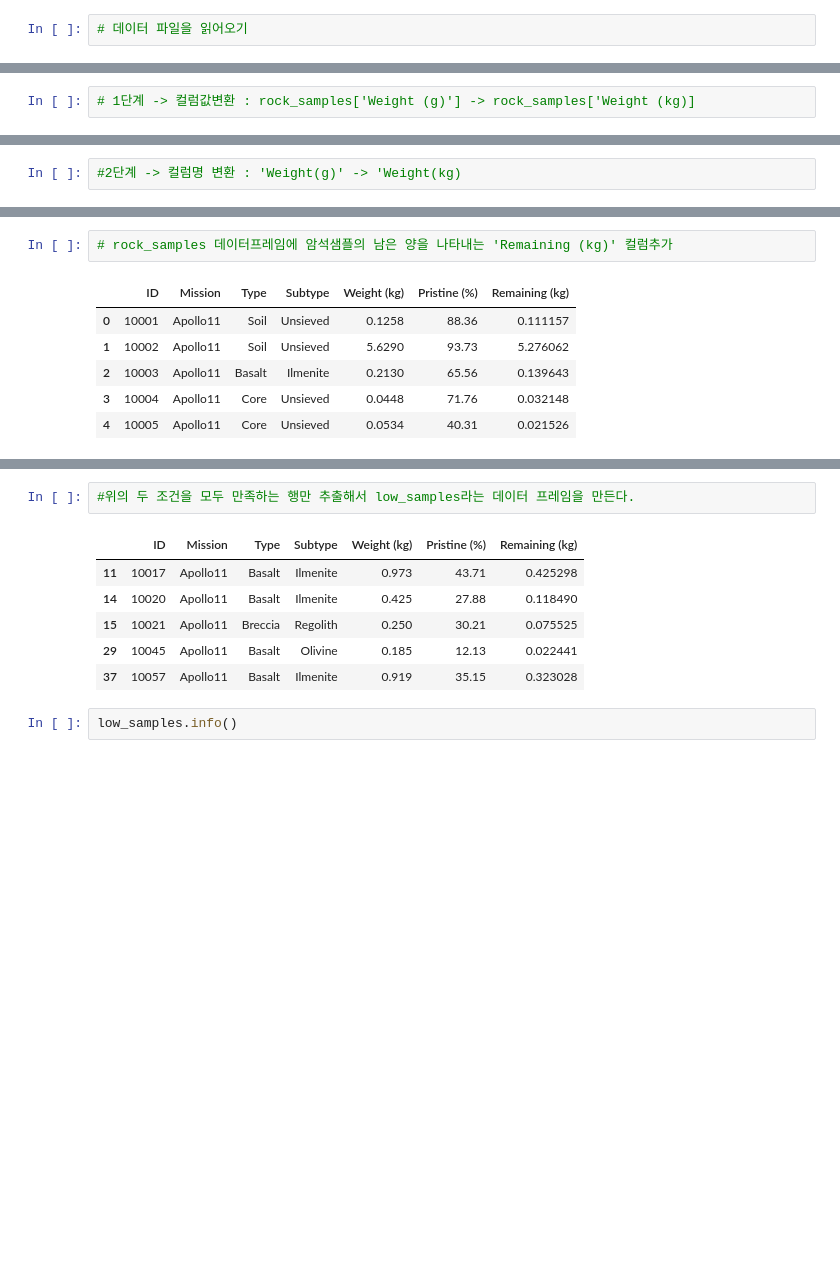
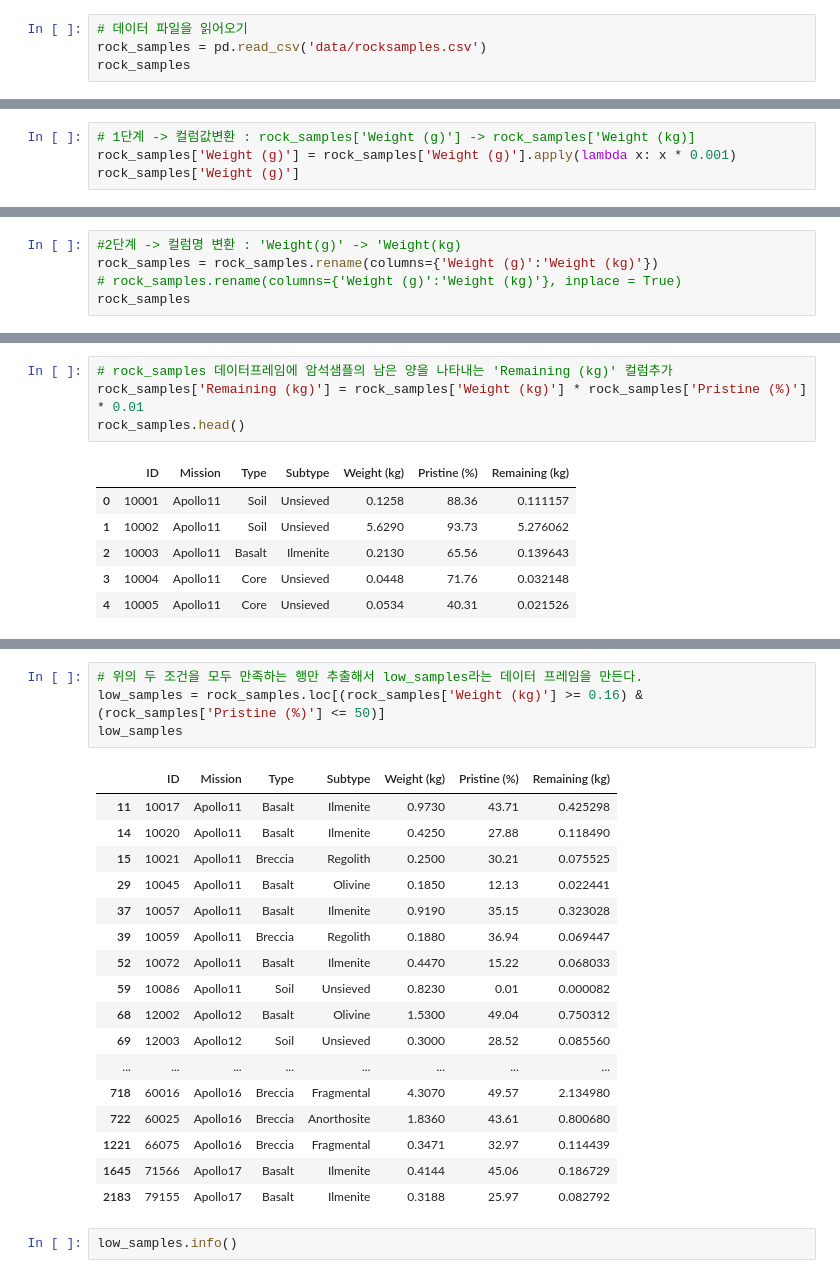
Before and after one commit to jimmynkim/MS_pythonproject, a Jupyter notebook: 20250925.ipynb, the cells around one changed output, grey strips where cells are left out. Cells and saved outputs as stored; diff of their text form; blank space fills up the shorter version.

```diff
--- a/20250925.ipynb
+++ b/20250925.ipynb
@@ -77,2 +148,4 @@
 # %%
 # 데이터 파일을 읽어오기
+rock_samples = pd.read_csv('data/rocksamples.csv')
+rock_samples
@@ -189,6 +401,8 @@ rock_samples['Weight (g)']
 Name: Weight (g), Length: 2229, dtype: float64
 # %%
 # 1단계 -> 컬럼값변환 : rock_samples['Weight (g)'] -> rock_samples['Weight (kg)]
+rock_samples['Weight (g)'] = rock_samples['Weight (g)'].apply(lambda x: x * 0.001)
+rock_samples['Weight (g)']
 # %% [output]
 0       0.12580
 1       5.62900
@@ -213,5 +427,8 @@ rock_samples.head()
 | 4 | 10005 | Apollo11 | Core | Unsieved | 0.0534 | 40.31 |
 # %%
 #2단계 -> 컬럼명 변환 : 'Weight(g)' -> 'Weight(kg)
+rock_samples = rock_samples.rename(columns={'Weight (g)':'Weight (kg)'})
+# rock_samples.rename(columns={'Weight (g)':'Weight (kg)'}, inplace = True)
+rock_samples
 # %% [output]
 |  | ID | Mission | Type | Subtype | Weight (kg) | Pristine (%) |
@@ -474,6 +817,8 @@ artemis_mission
 | 4 | 10005 | Apollo11 | Core | Unsieved | 0.0534 | 40.31 |
 # %%
 # rock_samples 데이터프레임에 암석샘플의 남은 양을 나타내는 'Remaining (kg)' 컬럼추가
+rock_samples['Remaining (kg)'] = rock_samples['Weight (kg)'] * rock_samples['Pristine (%)'] * 0.01
+rock_samples.head()
 # %% [output]
 |  | ID | Mission | Type | Subtype | Weight (kg) | Pristine (%) | Remaining (kg) |
 | 0 | 10001 | Apollo11 | Soil | Unsieved | 0.1258 | 88.36 | 0.111157 |
@@ -524,14 +872,27 @@ Name: Weight (kg), Length: 2229, dtype: bool
 2228    False
 Length: 2229, dtype: bool
 # %%
-#위의 두 조건을 모두 만족하는 행만 추출해서 low_samples라는 데이터 프레임을 만든다.
+# 위의 두 조건을 모두 만족하는 행만 추출해서 low_samples라는 데이터 프레임을 만든다.
+low_samples = rock_samples.loc[(rock_samples['Weight (kg)'] >= 0.16) & (rock_samples['Pristine (%)'] <= 50)]
+low_samples
 # %% [output]
 |  | ID | Mission | Type | Subtype | Weight (kg) | Pristine (%) | Remaining (kg) |
-| 11 | 10017 | Apollo11 | Basalt | Ilmenite | 0.973 | 43.71 | 0.425298 |
-| 14 | 10020 | Apollo11 | Basalt | Ilmenite | 0.425 | 27.88 | 0.118490 |
-| 15 | 10021 | Apollo11 | Breccia | Regolith | 0.250 | 30.21 | 0.075525 |
-| 29 | 10045 | Apollo11 | Basalt | Olivine | 0.185 | 12.13 | 0.022441 |
-| 37 | 10057 | Apollo11 | Basalt | Ilmenite | 0.919 | 35.15 | 0.323028 |
+| 11 | 10017 | Apollo11 | Basalt | Ilmenite | 0.9730 | 43.71 | 0.425298 |
+| 14 | 10020 | Apollo11 | Basalt | Ilmenite | 0.4250 | 27.88 | 0.118490 |
+| 15 | 10021 | Apollo11 | Breccia | Regolith | 0.2500 | 30.21 | 0.075525 |
+| 29 | 10045 | Apollo11 | Basalt | Olivine | 0.1850 | 12.13 | 0.022441 |
+| 37 | 10057 | Apollo11 | Basalt | Ilmenite | 0.9190 | 35.15 | 0.323028 |
+| 39 | 10059 | Apollo11 | Breccia | Regolith | 0.1880 | 36.94 | 0.069447 |
+| 52 | 10072 | Apollo11 | Basalt | Ilmenite | 0.4470 | 15.22 | 0.068033 |
+| 59 | 10086 | Apollo11 | Soil | Unsieved | 0.8230 | 0.01 | 0.000082 |
+| 68 | 12002 | Apollo12 | Basalt | Olivine | 1.5300 | 49.04 | 0.750312 |
+| 69 | 12003 | Apollo12 | Soil | Unsieved | 0.3000 | 28.52 | 0.085560 |
+| ... | ... | ... | ... | ... | ... | ... | ... |
+| 718 | 60016 | Apollo16 | Breccia | Fragmental | 4.3070 | 49.57 | 2.134980 |
+| 722 | 60025 | Apollo16 | Breccia | Anorthosite | 1.8360 | 43.61 | 0.800680 |
+| 1221 | 66075 | Apollo16 | Breccia | Fragmental | 0.3471 | 32.97 | 0.114439 |
+| 1645 | 71566 | Apollo17 | Basalt | Ilmenite | 0.4144 | 45.06 | 0.186729 |
+| 2183 | 79155 | Apollo17 | Basalt | Ilmenite | 0.3188 | 25.97 | 0.082792 |
 # %%
 low_samples.info()
 # %% [output]
```
Also changed, not shown: parts of 125 cells of this notebook.
